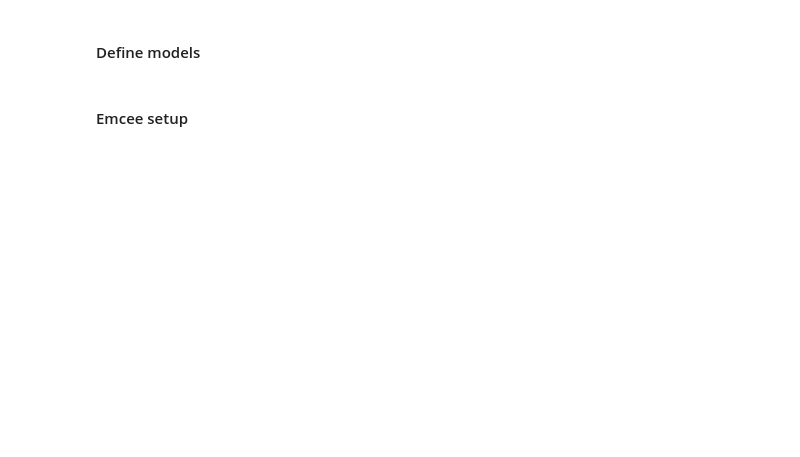
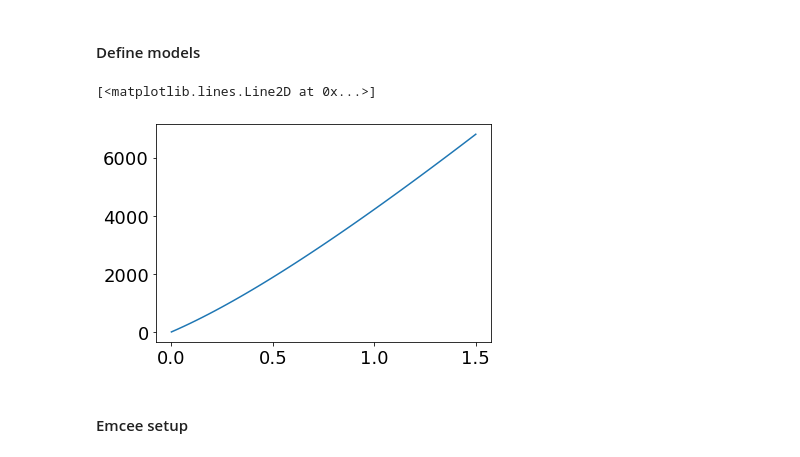
Before and after one commit to elindgren/asam_projects, a Jupyter notebook: Project1/Task2.ipynb, the cells around one changed output. Drawn from its saved outputs; the diff is of its cells as text; code cells hidden in the pictures; blank space fills up the shorter version.

```diff
--- a/Project1/Task2.ipynb
+++ b/Project1/Task2.ipynb
@@ -55,24 +56,31 @@ plt.tight_layout()
 # %% [markdown]
 #### Define models
 # %%
-c = 1
-H0 = 1
+c = 299792458
+H0 = 70000
 def lambda_CDM(z, Omega_M, Omega_Lambda):
     dl_z = np.zeros(len(z))
     for i, zi in enumerate(z):
         z_prim = np.linspace(0, zi, 100)
         Ez_prim = Omega_M * (1+z_prim)**3 + Omega_Lambda
         Hz_prim = H0 * np.sqrt(Ez_prim)
         dl_z[i] = c*(1+zi) * np.trapz(y=1/Hz_prim, x=z_prim)
     return dl_z
 
 def omega_CDM(z, Omega_M, Omega_Lambda, omega):
     dl_z = np.zeros(len(z))
     for i, zi in enumerate(z):
         z_prim = np.linspace(0, zi, 100)
         Ez_prim = Omega_M * (1+z_prim)**3 + Omega_Lambda*(1+z_prim)**(3*(1+omega))
         Hz_prim = H0 * np.sqrt(Ez_prim)
         dl_z[i] = c*(1+zi) * np.trapz(y=1/Hz_prim, x=z_prim)
     return dl_z
+
+z_test = np.linspace(0,1.5)
+dl_test = lambda_CDM(z_test, 1,1)
+plt.plot(z_test, dl_test)
+# %% [output]
+[<matplotlib.lines.Line2D at 0x...>]
+[figure, added]
 # %% [markdown]
 #### Emcee setup
```
Also changed, not shown: parts of 7 cells of this notebook.
